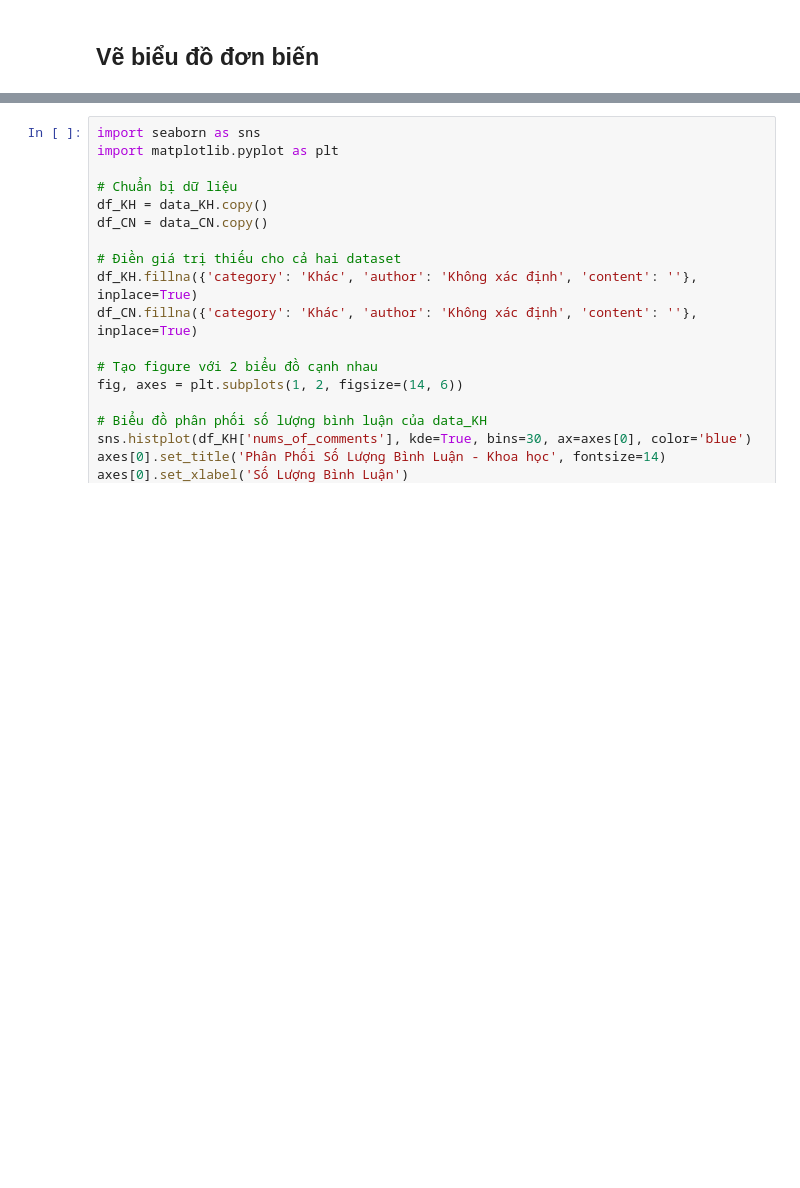
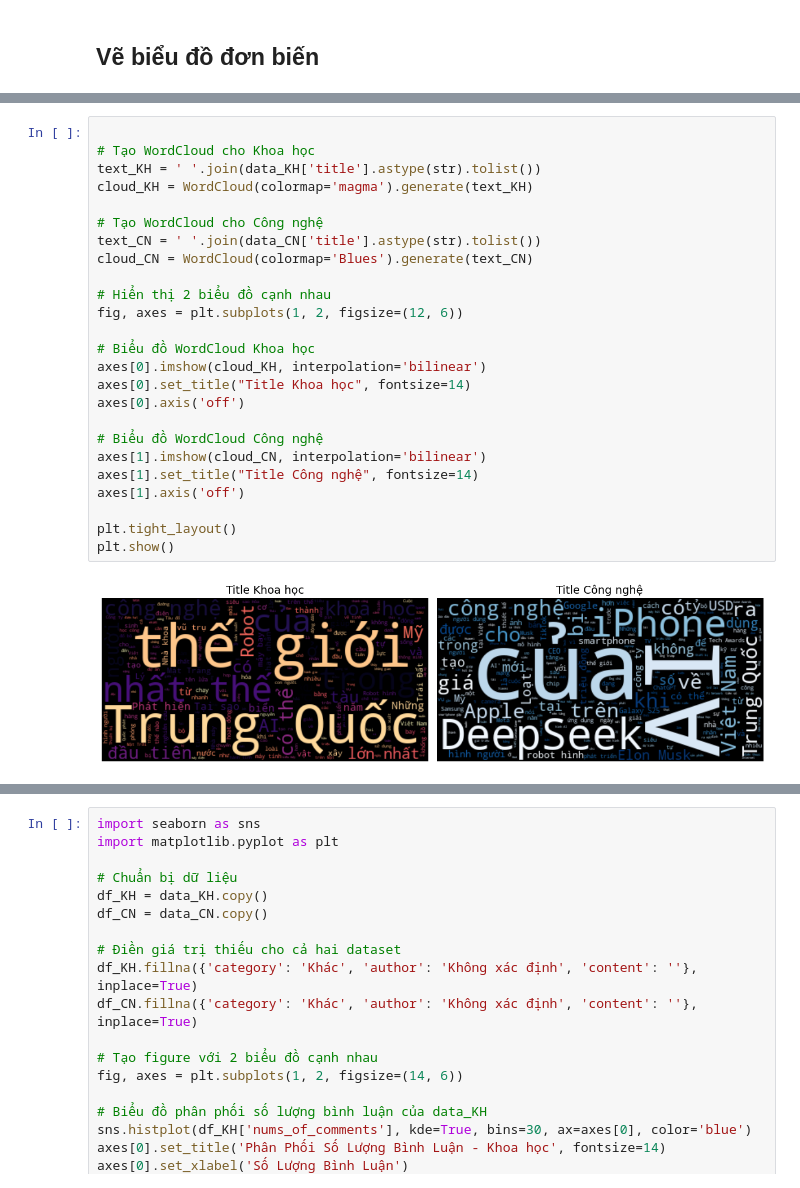
Before and after one commit to givoxxs/vnexpress-analysis-project, a Jupyter notebook: notebooks/02_data_visualization.ipynb, the cells around one changed output, grey strips where cells are left out. Saved outputs shown, nothing was run; the diff lists cells and outputs as text; blank space fills up the shorter version.

```diff
--- a/notebooks/02_data_visualization.ipynb
+++ b/notebooks/02_data_visualization.ipynb
@@ -175 +175,28 @@ plt.show()
+# %%
+
+# Tạo WordCloud cho Khoa học
+text_KH = ' '.join(data_KH['title'].astype(str).tolist())
+cloud_KH = WordCloud(colormap='magma').generate(text_KH)
+
+# Tạo WordCloud cho Công nghệ
+text_CN = ' '.join(data_CN['title'].astype(str).tolist())
+cloud_CN = WordCloud(colormap='Blues').generate(text_CN)
+
+# Hiển thị 2 biểu đồ cạnh nhau
+fig, axes = plt.subplots(1, 2, figsize=(12, 6))
+
+# Biểu đồ WordCloud Khoa học
+axes[0].imshow(cloud_KH, interpolation='bilinear')
+axes[0].set_title("Title Khoa học", fontsize=14)
+axes[0].axis('off')
+
+# Biểu đồ WordCloud Công nghệ
+axes[1].imshow(cloud_CN, interpolation='bilinear')
+axes[1].set_title("Title Công nghệ", fontsize=14)
+axes[1].axis('off')
+
+plt.tight_layout()
+plt.show()
+# %% [output]
+[figure, added]
 # %%
```
Also changed, not shown: parts of 2 cells of this notebook.
